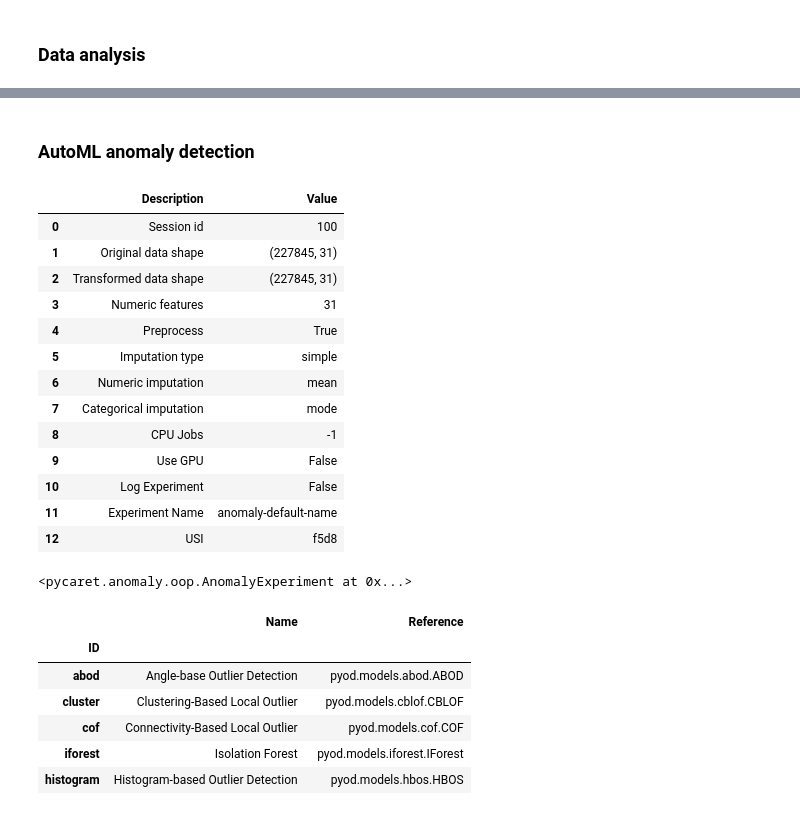
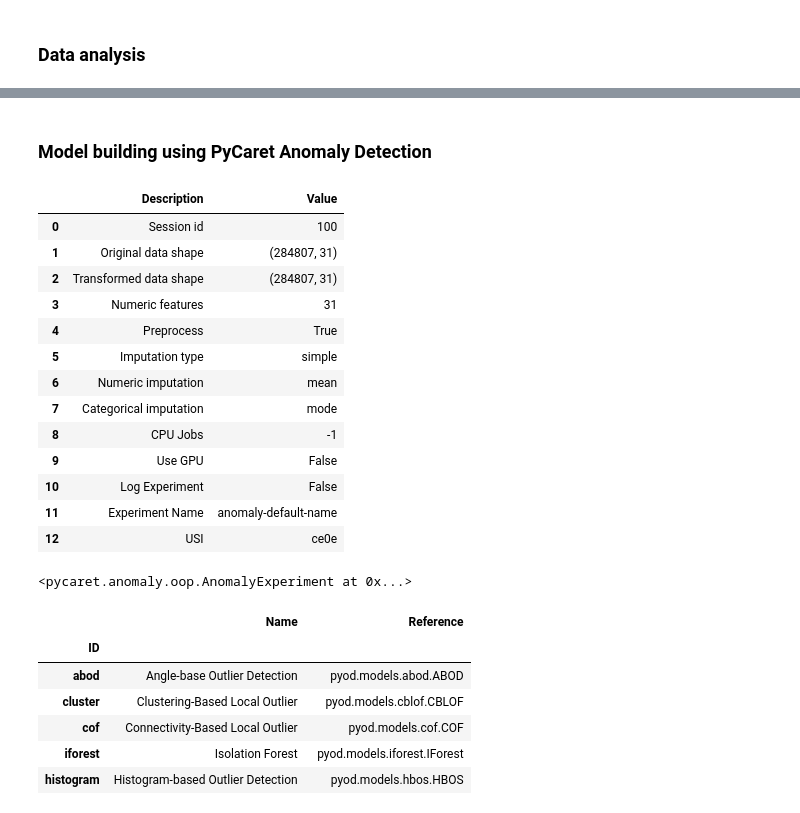
Before and after one commit to okmich/live-manning-projects, a Jupyter notebook: hands-on-practise/automl/pycaret/Credit-card fraud detection.ipynb, the cells around one changed output, grey strips where cells are left out. Cells and saved outputs as stored; diff of their text form; code cells hidden in the pictures.

```diff
--- a/hands-on-practise/automl/pycaret/Credit-card fraud detection.ipynb
+++ b/hands-on-practise/automl/pycaret/Credit-card fraud detection.ipynb
@@ -1,14 +1,17 @@
 # %%
 import pandas as pd
 from sklearn.model_selection import StratifiedShuffleSplit
+from sklearn.metrics import accuracy_score, confusion_matrix, precision_score, recall_score, f1_score
 
 from pycaret.anomaly import AnomalyExperiment
 from pycaret.classification import ClassificationExperiment
 
 import os
 
-save_path = os.path.join(os.getenv('HOME'), 'models', 'creditcard_anomaly')
-data_path = '../../data/creditcard.csv'
+import seaborn as sns
+
+save_path = os.path.join(os.path.expanduser('~'), 'models', 'creditcard_anomaly')
+data_path = os.path.join('..', '..', 'data', 'creditcard.csv')
 # %% [markdown]
 ### Data ingestion
 # %%
@@ -65,13 +50,22 @@ Name: Class, dtype: int64
 # %% [markdown]
-### AutoML anomaly detection
+### Model building using PyCaret Anomaly Detection
 # %%
+def display_metrics(df):
+    print("Accuracy score:", round(accuracy_score(df['Class'], df['Anomaly']),4))
+    print("Precision score:", round(precision_score(df['Class'], df['Anomaly']),4))
+    print("Recall score:", round(recall_score(df['Class'], df['Anomaly']),4))
+    print("F1 score:", round(f1_score(df['Class'], df['Anomaly']),4))
+    print("Confusion matrix \n")
+    print(confusion_matrix(y_true=df['Class'], y_pred=df['Anomaly']))
+
+
 anom_exp = AnomalyExperiment()
-anom_exp.setup(train_df, session_id=100)
+anom_exp.setup(data, session_id=100)
 # %% [output]
 |  | Description | Value |
 | 0 | Session id | 100 |
-| 1 | Original data shape | (227845, 31) |
-| 2 | Transformed data shape | (227845, 31) |
+| 1 | Original data shape | (284807, 31) |
+| 2 | Transformed data shape | (284807, 31) |
 | 3 | Numeric features | 31 |
 | 4 | Preprocess | True |
 | 5 | Imputation type | simple |
@@ -81,7 +75,7 @@ anom_exp.setup(train_df, session_id=100)
 | 9 | Use GPU | False |
 | 10 | Log Experiment | False |
 | 11 | Experiment Name | anomaly-default-name |
-| 12 | USI | f5d8 |
+| 12 | USI | ce0e |
 <pycaret.anomaly.oop.AnomalyExperiment at 0x...>
 # %%
 anom_exp.models()
```
Also changed, not shown: parts of 20 cells of this notebook, 2 other files.
